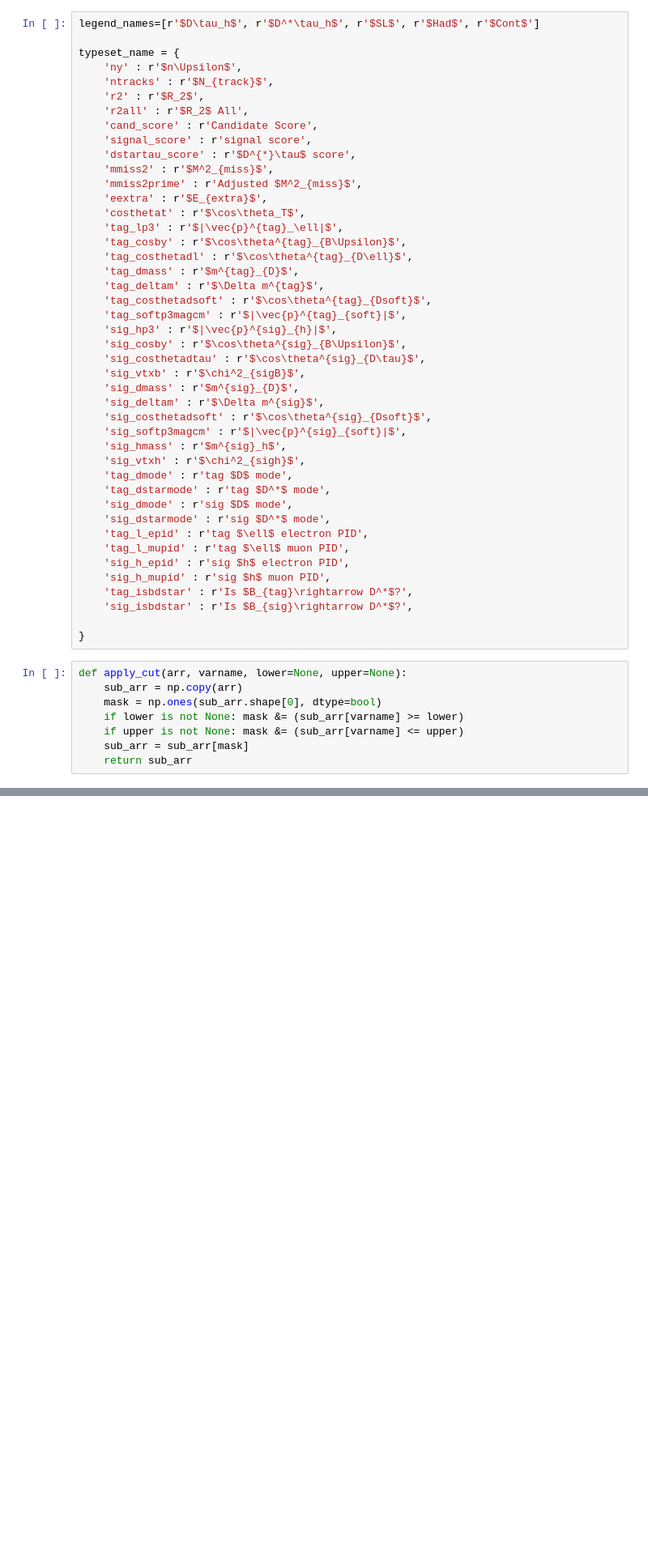
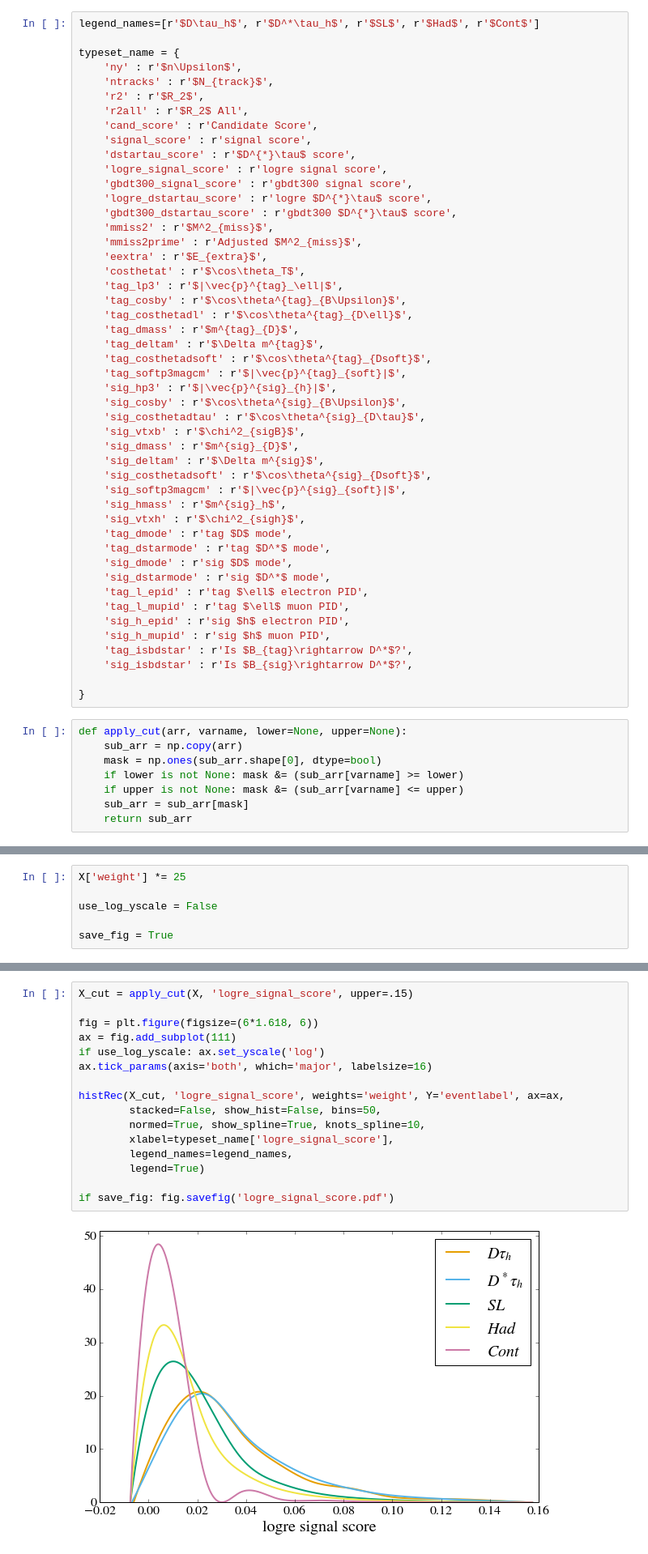
Before and after one commit to jkim-/bdtaunu_feature_exploration, a Jupyter notebook: feature_spline_densities.ipynb, the cells around one changed output, grey strips where cells are left out. Shown at 81% size. Drawn from its saved outputs; the diff is of its cells as text; blank space fills up the shorter version.

```diff
--- a/feature_spline_densities.ipynb
+++ b/feature_spline_densities.ipynb
@@ -18,6 +18,10 @@ typeset_name = {
     'cand_score' : r'Candidate Score',
     'signal_score' : r'signal score',
     'dstartau_score' : r'$D^{*}\tau$ score',
+    'logre_signal_score' : r'logre signal score',
+    'gbdt300_signal_score' : r'gbdt300 signal score',
+    'logre_dstartau_score' : r'logre $D^{*}\tau$ score',
+    'gbdt300_dstartau_score' : r'gbdt300 $D^{*}\tau$ score',
     'mmiss2' : r'$M^2_{miss}$',
     'mmiss2prime' : r'Adjusted $M^2_{miss}$',
     'eextra' : r'$E_{extra}$',
@@ -644,0 +66,6 @@ histRec(X, 'sig_isbdstar', weights='weight', Y='eventlabel', ax=ax,
+# %%
+X['weight'] *= 25
+
+use_log_yscale = False
+
+save_fig = True
@@ -644,0 +174,18 @@ histRec(X, 'sig_isbdstar', weights='weight', Y='eventlabel', ax=ax,
+# %%
+X_cut = apply_cut(X, 'logre_signal_score', upper=.15)
+
+fig = plt.figure(figsize=(6*1.618, 6))
+ax = fig.add_subplot(111)
+if use_log_yscale: ax.set_yscale('log')
+ax.tick_params(axis='both', which='major', labelsize=16)
+
+histRec(X_cut, 'logre_signal_score', weights='weight', Y='eventlabel', ax=ax,
+        stacked=False, show_hist=False, bins=50,
+        normed=True, show_spline=True, knots_spline=10,
+        xlabel=typeset_name['logre_signal_score'],
+        legend_names=legend_names,
+        legend=True)
+
+if save_fig: fig.savefig('logre_signal_score.pdf')
+# %% [output]
+[figure, added]
```
Also changed, not shown: parts of 80 cells of this notebook.
